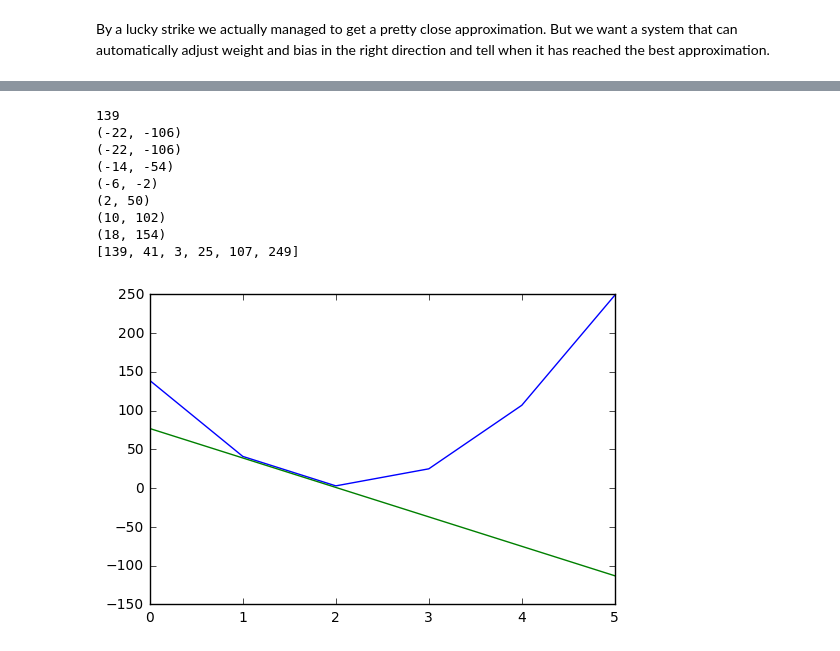
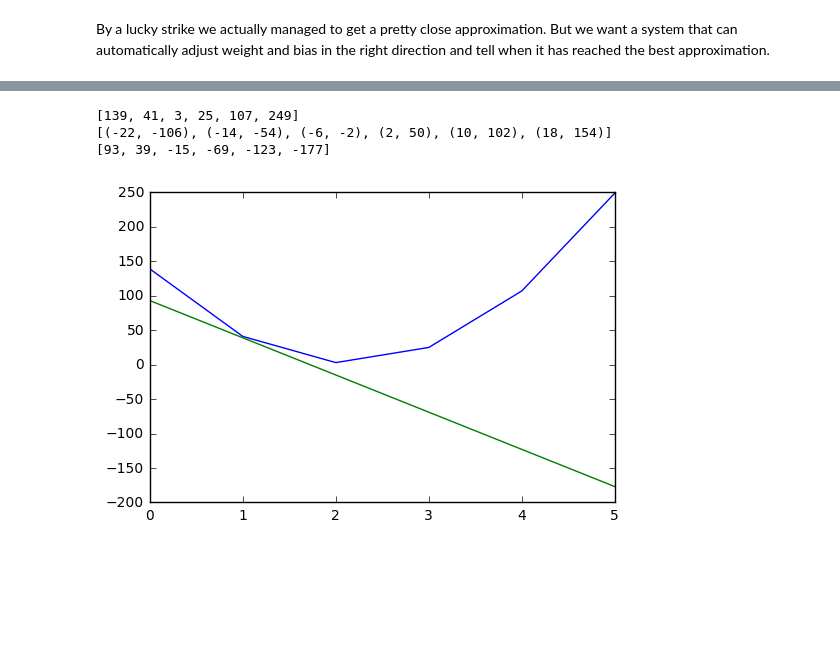
Before and after one commit to jarmop/learning, a Jupyter notebook: machine-learning.ipynb, the cells around one changed output, grey strips where cells are left out. Drawn from its saved outputs; the diff is of its cells as text; code cells hidden in the pictures; blank space fills up the shorter version.

Commit message:
Intro to machine learning: Gradient descent.

```diff
--- a/machine-learning.ipynb
+++ b/machine-learning.ipynb
@@ -167,50 +159,49 @@ def loss(training_input):
 
 def gradient(x):
     bias = 0
     gradient = 0
     for x in training_input:
         bias += 2*(machine.h(x) - f(x))
         gradient += 2*(machine.h(x) - f(x)) * x
 
     return (bias, gradient)
 
-
-print(loss(training_input))
-
-print(gradient(training_input))
-
 iterations = 6
 losses = []
+gradients = []
 for i in range(0,iterations):
     losses.append(loss(training_input))
-    print(gradient(training_input))
+    gradients.append(gradient(training_input))
     machine.w += 1
     machine.b += 1
 
 #machine = Machine()
 #loss1 = loss(training_input)
 #machine.w += 1
 #machine.b += 1
 #loss2 = losses.append(loss(training_input))
 
 print(losses)
+print(gradients)
+gradient1 = []
+machine.b = gradients[1][0]
+machine.w = gradients[1][1]
+#for x in training_input:
+for i in range(0,iterations):
+    gradient1.append(machine.h(i) + 107)
 
-d = []
-diff12 = losses[2] - losses[1]
-for i in range(0,iterations):
-    d.append(diff12 * i + 77)
+print(gradient1)
+
+#d = []
+#diff12 = losses[2] - losses[1]
+#for i in range(0,iterations):
+#    d.append(diff12 * i + 77)
 
 plt.plot(losses)
-plt.plot(d)
+plt.plot(gradient1)
 plt.show()
 # %% [output]
-139
-(-22, -106)
-(-22, -106)
-(-14, -54)
-(-6, -2)
-(2, 50)
-(10, 102)
-(18, 154)
 [139, 41, 3, 25, 107, 249]
+[(-22, -106), (-14, -54), (-6, -2), (2, 50), (10, 102), (18, 154)]
+[93, 39, -15, -69, -123, -177]
-[figure, old version]
+[figure, new version]
```
Also changed, not shown: parts of 1 cell of this notebook.
